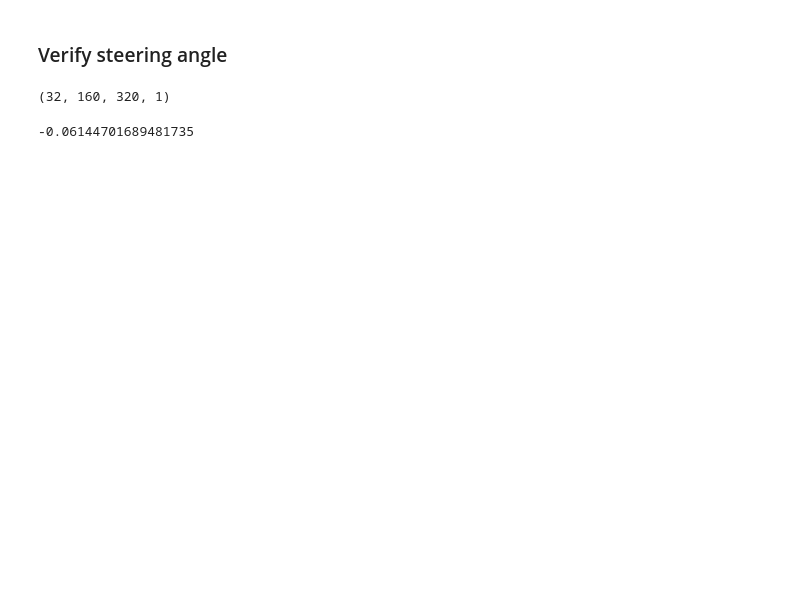
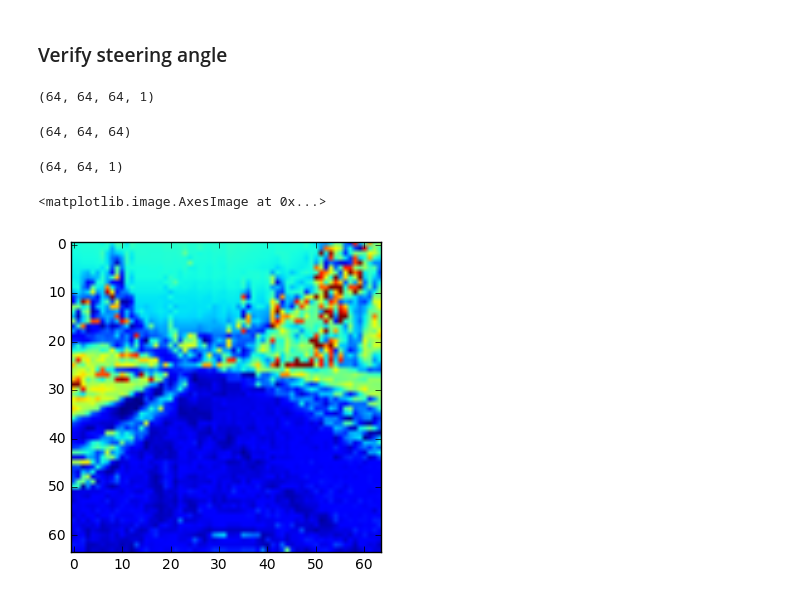
Before and after one commit to JLee21/Udacity-Self-Driving-Car-NanoDegree-Term-1, a Jupyter notebook: p3-behavioural-cloning/carnd-behavioral-cloning-p3/ai-model-notebook.ipynb, the cells around one changed output. Drawn from its saved outputs; the diff is of its cells as text; code cells hidden in the pictures; blank space fills up the shorter version.

```diff
--- a/p3-behavioural-cloning/carnd-behavioral-cloning-p3/ai-model-notebook.ipynb
+++ b/p3-behavioural-cloning/carnd-behavioral-cloning-p3/ai-model-notebook.ipynb
@@ -394,10 +442,16 @@ plt.show()
 ### Verify steering angle
 # %%
 X.shape
+np.squeeze(X).shape
 # %% [output]
-(32, 160, 320, 1)
+(64, 64, 64, 1)
+(64, 64, 64)
-# %%
-steering_angle = float(model.predict(X[None,0], batch_size=32))
-steering_angle
-# %% [output]
--0.06144701689481735
+# %%
+X[0].shape
+X = np.squeeze(X)
+plt.imshow(X[0])
+plt.show()
+# %% [output]
+(64, 64, 1)
+<matplotlib.image.AxesImage at 0x...>
+[figure, added]
```
Also changed, not shown: parts of 29 cells of this notebook.
